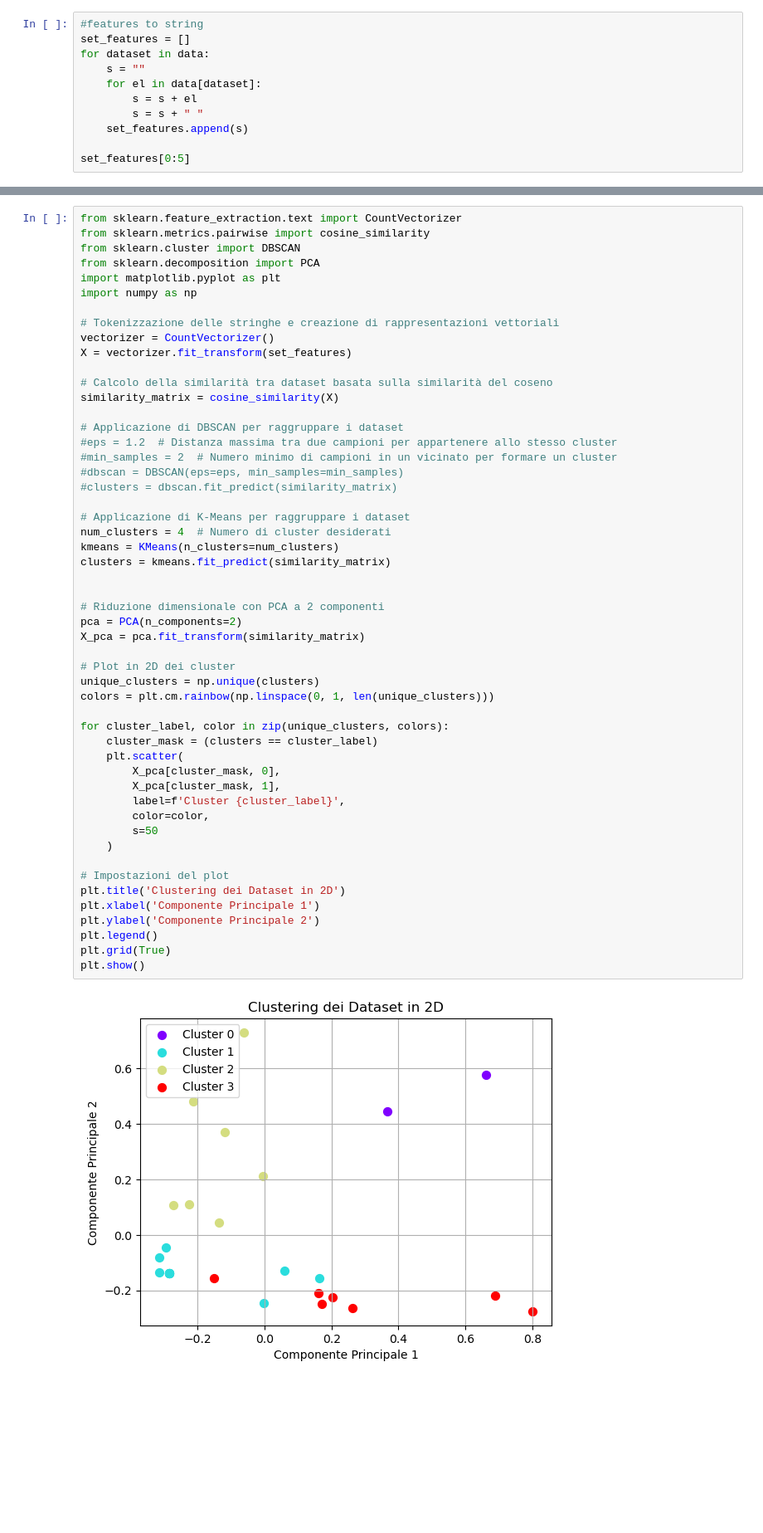
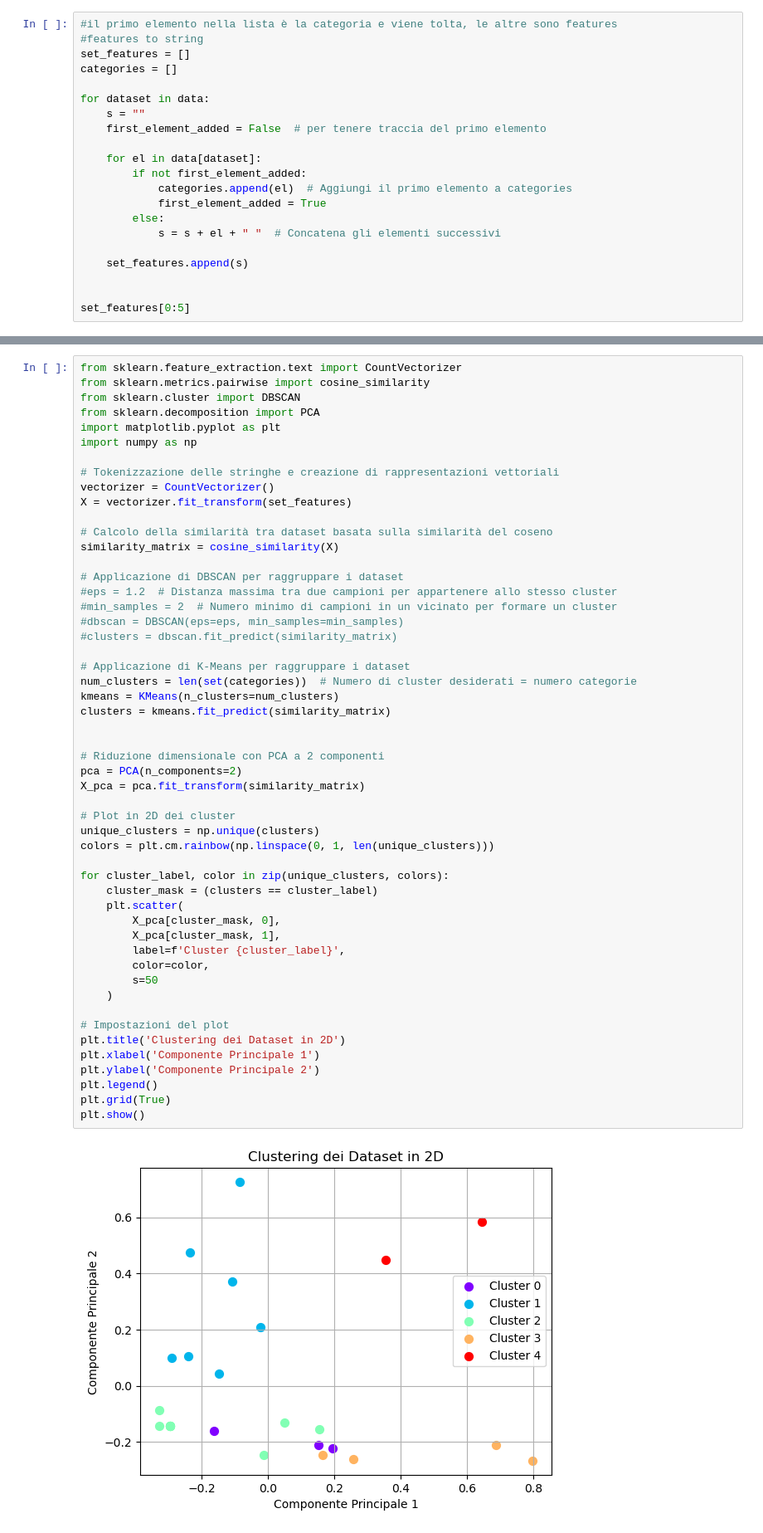
Before and after one commit to martat97/synaptIA, a Jupyter notebook: PCA_Clustering.ipynb, the cells around one changed output, grey strips where cells are left out. Shown at 83% size. Drawn from its saved outputs; the diff is of its cells as text; blank space fills up the shorter version.

```diff
--- a/PCA_Clustering.ipynb
+++ b/PCA_Clustering.ipynb
@@ -19,15 +20,25 @@ from sklearn.metrics.pairwise import cosine_similarity
 with open('export.json', 'r') as file:
     data = json.load(file)
 # %%
+#il primo elemento nella lista è la categoria e viene tolta, le altre sono features
 #features to string
 set_features = []
+categories = []
+
 for dataset in data:
     s = ""
+    first_element_added = False  # per tenere traccia del primo elemento
+
     for el in data[dataset]:
-        s = s + el
-        s = s + " "
+        if not first_element_added:
+            categories.append(el)  # Aggiungi il primo elemento a categories
+            first_element_added = True
+        else:
+            s = s + el + " "  # Concatena gli elementi successivi
+
     set_features.append(s)
 
+
 set_features[0:5]
 # %% [output]
 ['Unnamed: 0 player_name team_abbreviation age player_height player_weight college country draft_year draft_round draft_number gp pts reb ast net_rating oreb_pct dreb_pct usg_pct ts_pct ast_pct season ...
@@ -57,38 +91,38 @@ similarity_matrix = cosine_similarity(X)
 #clusters = dbscan.fit_predict(similarity_matrix)
 
 # Applicazione di K-Means per raggruppare i dataset
-num_clusters = 4  # Numero di cluster desiderati
+num_clusters = len(set(categories))  # Numero di cluster desiderati = numero categorie
 kmeans = KMeans(n_clusters=num_clusters)
 clusters = kmeans.fit_predict(similarity_matrix)
 
 
 # Riduzione dimensionale con PCA a 2 componenti
 pca = PCA(n_components=2)
 X_pca = pca.fit_transform(similarity_matrix)
 
 # Plot in 2D dei cluster
 unique_clusters = np.unique(clusters)
 colors = plt.cm.rainbow(np.linspace(0, 1, len(unique_clusters)))
 
 for cluster_label, color in zip(unique_clusters, colors):
     cluster_mask = (clusters == cluster_label)
     plt.scatter(
         X_pca[cluster_mask, 0],
         X_pca[cluster_mask, 1],
         label=f'Cluster {cluster_label}',
         color=color,
         s=50
     )
 
 # Impostazioni del plot
 plt.title('Clustering dei Dataset in 2D')
 plt.xlabel('Componente Principale 1')
 plt.ylabel('Componente Principale 2')
 plt.legend()
 plt.grid(True)
 plt.show()
 # %% [output]
-[figure, old version]
+[figure, new version]
 # %%
 # Riduzione dimensionale con PCA a 3 componenti
 pca = PCA(n_components=3)
```
Also changed, not shown: parts of 5 cells of this notebook, 1 other file.
